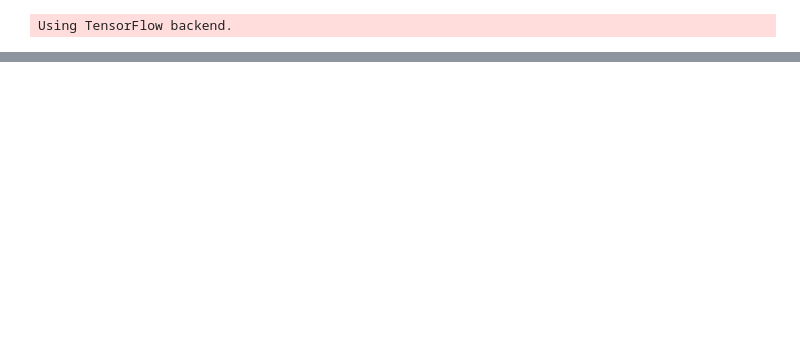
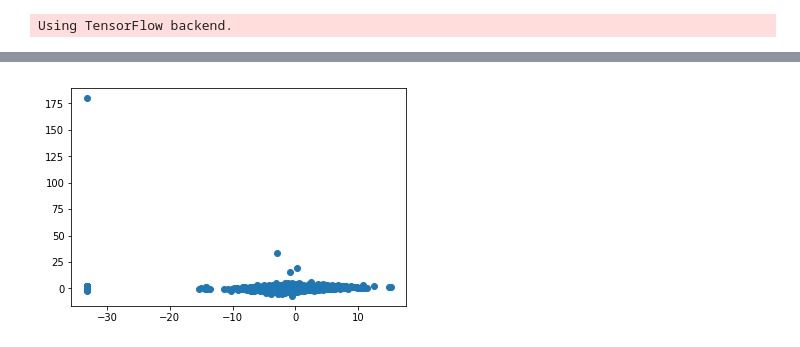
Before and after one commit to KennedyMurphy/elomerchant, a Jupyter notebook: notebooks/learning-rate.ipynb, the cells around one changed output, grey strips where cells are left out. Saved outputs shown, nothing was run; the diff lists cells and outputs as text; code cells hidden in the pictures; blank space fills up the shorter version.

```diff
--- a/notebooks/learning-rate.ipynb
+++ b/notebooks/learning-rate.ipynb
@@ -131,0 +96,16 @@ plt.show()
+# %%
+val_feats = pd.read_csv("../data/processed/validation_features.csv")
+val_target = pd.read_csv("../data/processed/validation_target.csv")
+
+val_feats.set_index("card_id", inplace=True)
+val_target.set_index("card_id", inplace=True)
+
+X_val = val_feats.values
+y_val = val_target.values.reshape(-1)
+# %%
+y_pred = model.predict(X_val, batch_size=batch_size).reshape(-1)
+# %%
+plt.scatter(y_val, y_pred)
+plt.show()
+# %% [output]
+[figure, added]
```
Also changed, not shown: parts of 7 cells of this notebook.
